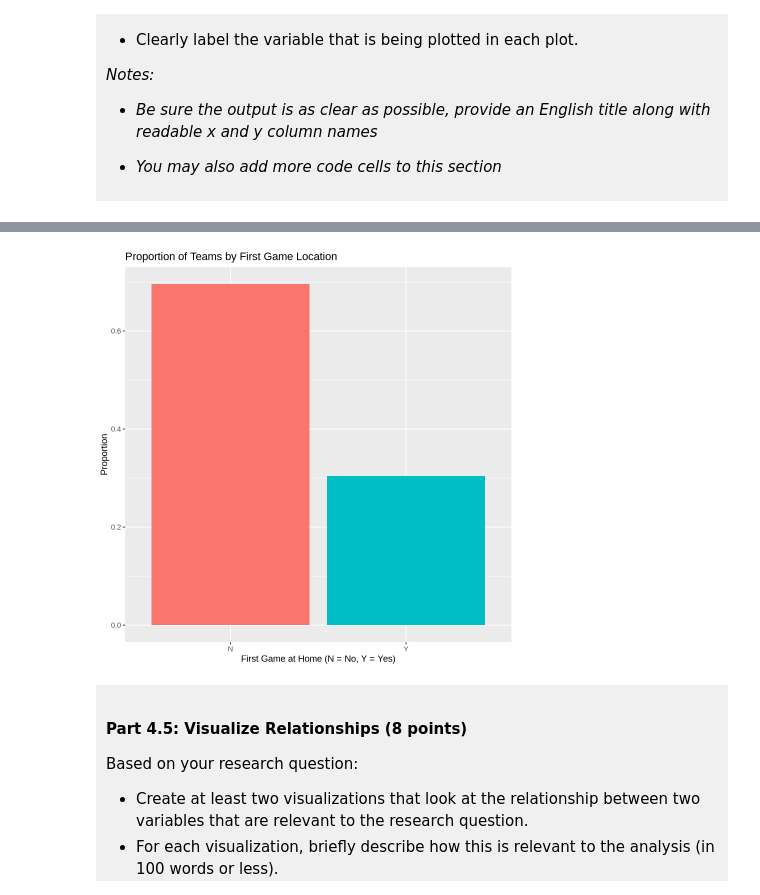
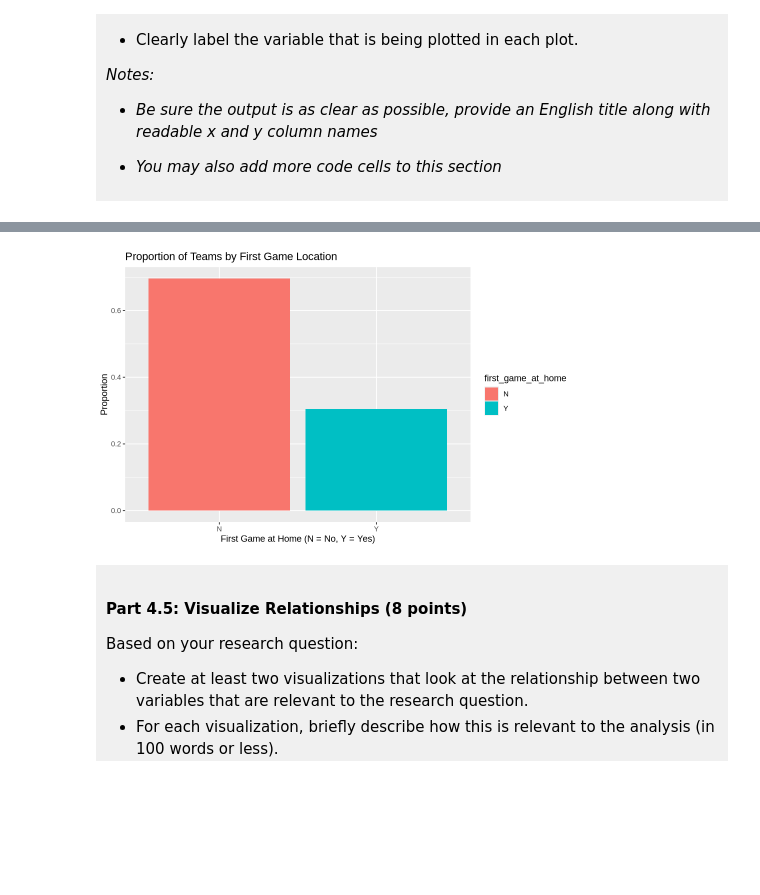
Before and after one commit to jlee2016/dsci-100-project-jonah, a Jupyter notebook: dsci-100-project-notebook.ipynb, the cells around one changed output, grey strips where cells are left out. Saved outputs shown, nothing was run; the diff lists cells and outputs as text; code cells hidden in the pictures; blank space fills up the shorter version.

```diff
--- a/dsci-100-project-notebook.ipynb
+++ b/dsci-100-project-notebook.ipynb
@@ -338,15 +339,14 @@ ggplot(tidydata, aes(x = tourney_wins)) +
 # %%
 ggplot(tidydata, aes(x = first_game_at_home,
                      fill = first_game_at_home)) +
   geom_bar(aes(y = after_stat(count / sum(count)))) +
   labs(
     title = "Proportion of Teams by First Game Location",
     x = "First Game at Home (N = No, Y = Yes)",
     y = "Proportion"
-  ) +
-  theme(legend.position = "none")
+  )
 # %% [output]
-[figure, old version]
+[figure, new version]
 # %% [markdown]
 <div style="background-color: #f0f0f0; padding: 10px;">
 
```
Also changed, not shown: parts of 4 cells of this notebook.
